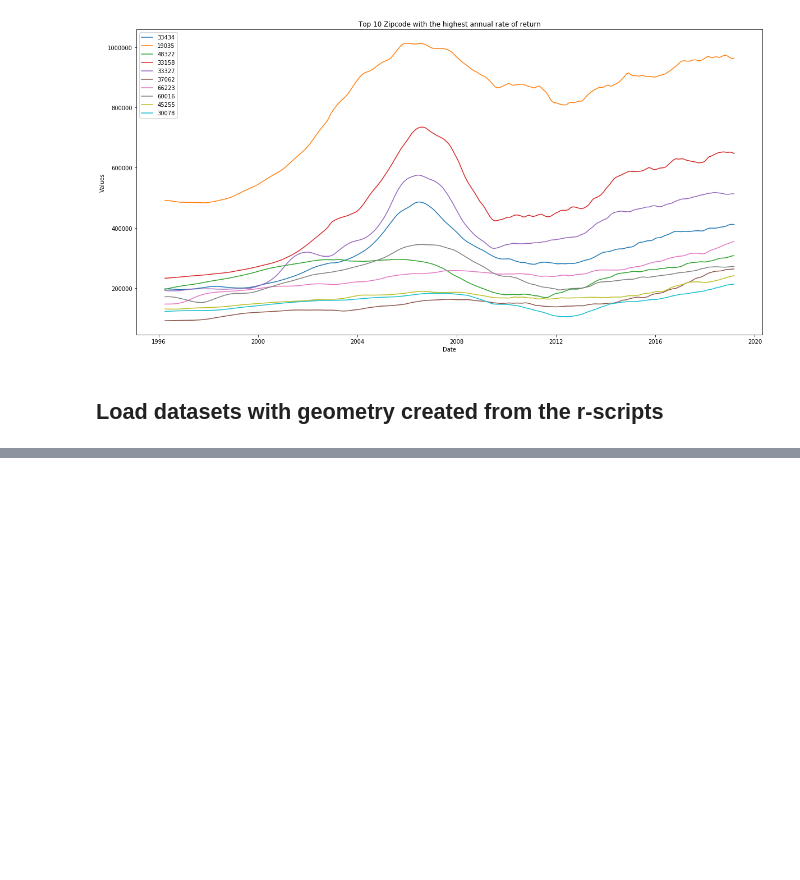
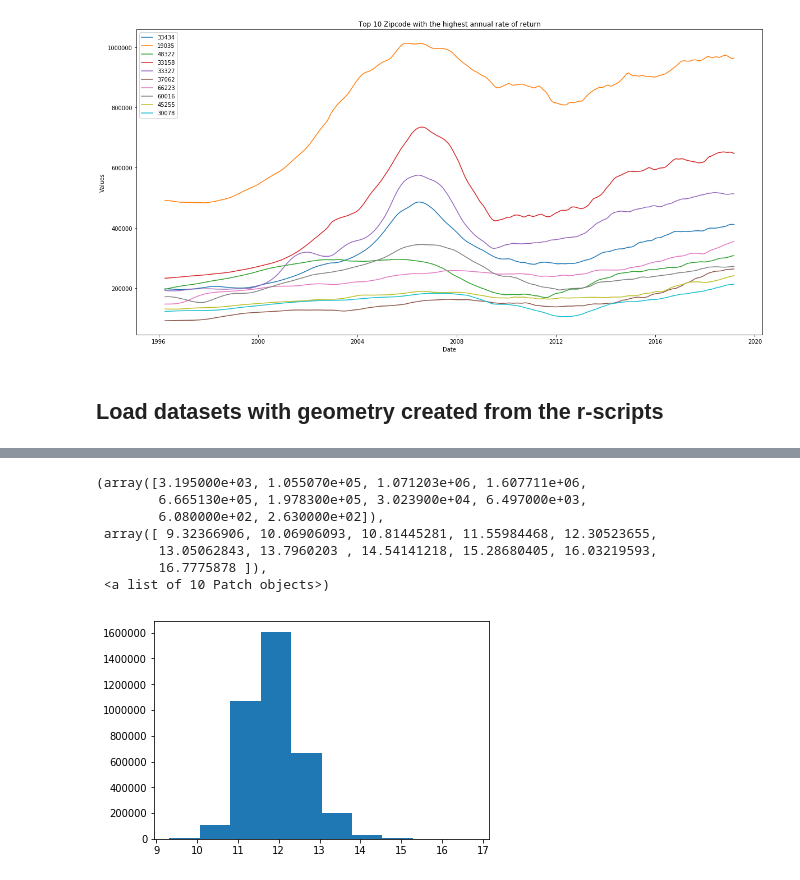
Before and after one commit to toraaglobal/SREIT, a Jupyter notebook: 06_EDA_and_Picking_Top_Zip.ipynb, the cells around one changed output, grey strips where cells are left out. Saved outputs shown, nothing was run; the diff lists cells and outputs as text; code cells hidden in the pictures; blank space fills up the shorter version.

```diff
--- a/06_EDA_and_Picking_Top_Zip.ipynb
+++ b/06_EDA_and_Picking_Top_Zip.ipynb
@@ -205,0 +269,11 @@ new_df = pd.read_csv('single_family_with_geo.csv')
+# %%
+plt.hist(np.log(new_df.Values))
+# %% [output]
+(array([3.195000e+03, 1.055070e+05, 1.071203e+06, 1.607711e+06,
+        6.665130e+05, 1.978300e+05, 3.023900e+04, 6.497000e+03,
+        6.080000e+02, 2.630000e+02]),
+ array([ 9.32366906, 10.06906093, 10.81445281, 11.55984468, 12.30523655,
+        13.05062843, 13.7960203 , 14.54141218, 15.28680405, 16.03219593,
+        16.7775878 ]),
+ <a list of 10 Patch objects>)
+[figure, added]
```
Also changed, not shown: parts of 11 cells of this notebook.
